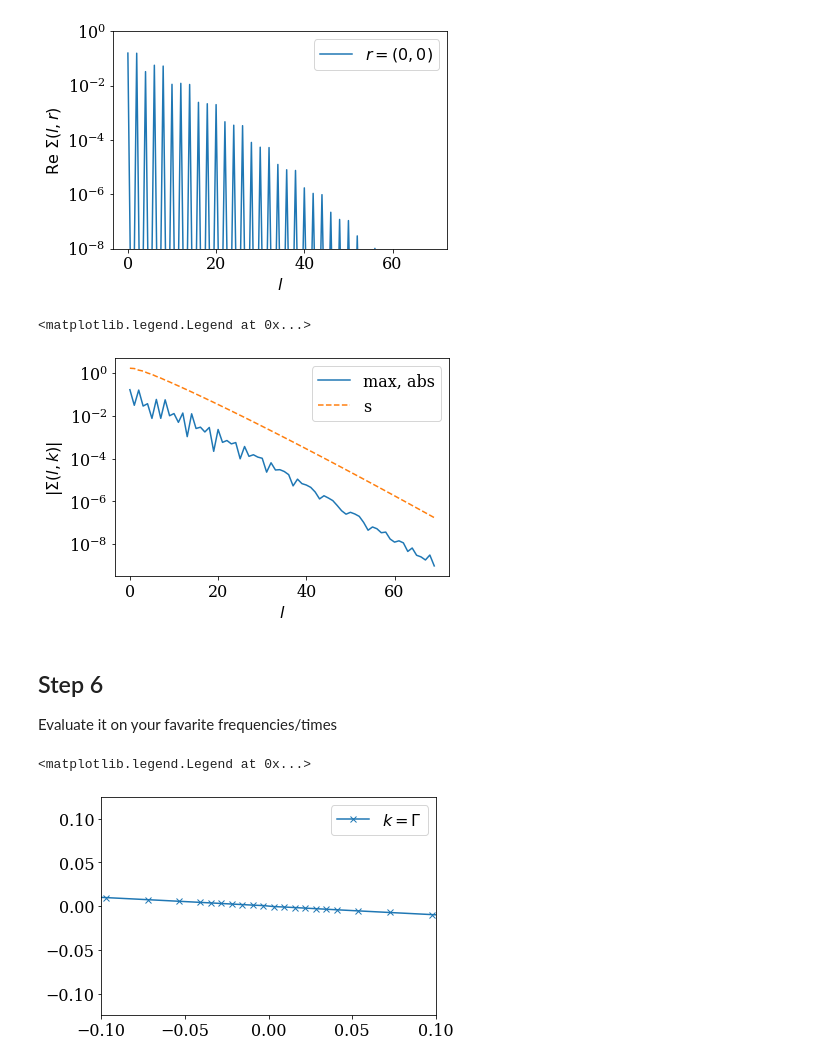
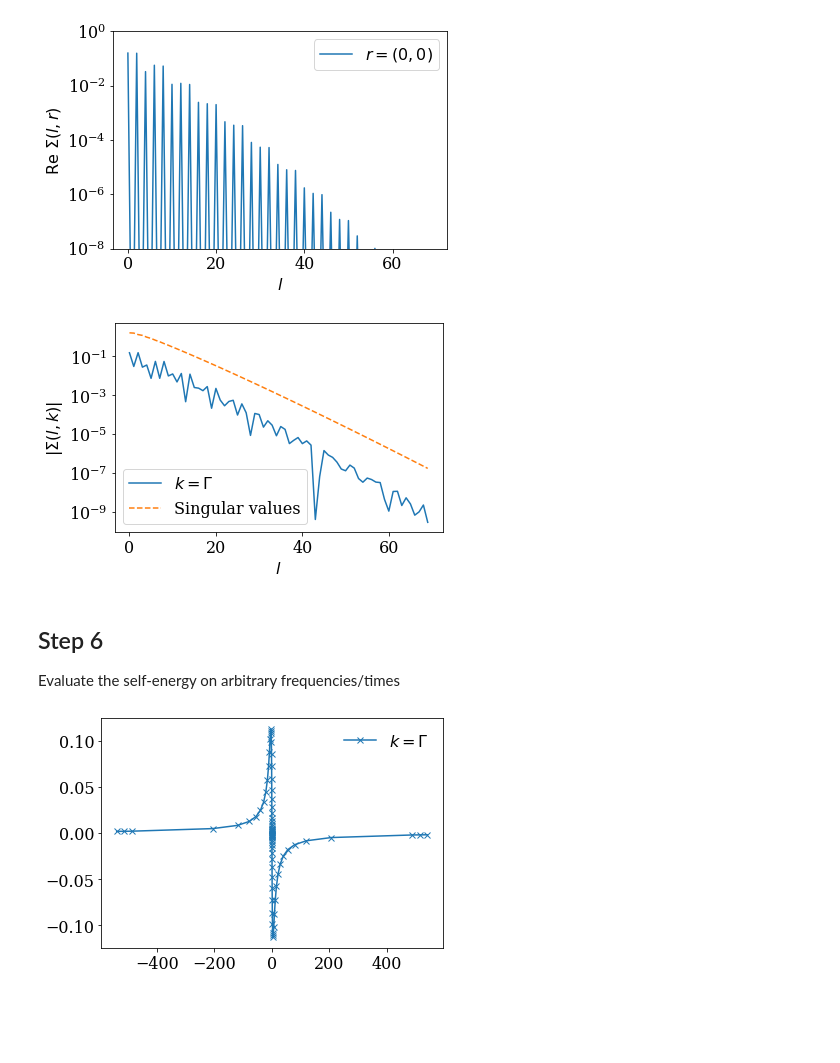
Before and after one commit to shinaoka/numerical_recipes_many_body_physics, a Jupyter notebook: python/section8.ipynb, the cells around one changed output. Saved outputs shown, nothing was run; the diff lists cells and outputs as text; code cells hidden in the pictures; blank space fills up the shorter version.

```diff
--- a/python/section8.ipynb
+++ b/python/section8.ipynb
@@ -68,6 +76,8 @@ Text(0, 0.5, '$\\mathrm{Im}~G(\\mathrm{i}\\nu, \\Gamma)$')
 # %%
 # G(l, k): (L, nk)
-gkl = smpl_matsu.fit(gkf)
+gkl = smpl_matsu.fit(gkf, axis=0)
+
+assert gkl.shape == (L, nk)
 
 plt.semilogy(np.abs(gkl[:,0]))
 plt.semilogy(basis.s, ls="--")
@@ -142,27 +154,30 @@ srl = srl.reshape(L, *kps)
 skl = ifftn(srl, axes=(1,2)) * nk
 skl = skl.reshape(L, *kps)
 
-plt.semilogy(np.max(np.abs(skl),axis=(1,2)), label="max, abs")
-plt.semilogy(basis.s, label="s", ls="--")
+#plt.semilogy(np.max(np.abs(skl),axis=(1,2)), label="max, abs")
+plt.semilogy(np.abs(skl[:,0,0]), label="$k=\Gamma$")
+plt.semilogy(basis.s, label="Singular values", ls="--")
 plt.xlabel(r"$l$")
 plt.ylabel(r"$|\Sigma(l, k)|$")
 plt.legend()
+plt.tight_layout()
+plt.savefig("../second_order_sigma_k_ir.pdf")
 # %% [output]
-<matplotlib.legend.Legend at 0x...>
-[figure, old version]
+[figure, new version]
 # %% [markdown]
 ## Step 6
-Evaluate it on your favarite frequencies/times
+Evaluate the self-energy on arbitrary frequencies/times
 # %%
 # Note: fermioic frequences must be represented by odd integers
 #my_freqs = 2*np.arange(-100, 100)+1
 my_freqs = smpl_matsu.sampling_points
 uhatt = basis.uhat(my_freqs).T
 res = np.einsum('wl, lIJ->wIJ', uhatt, skl)
 plt.plot(my_freqs*np.pi/beta, res[:,0,0].imag, marker='x', label=r"$k=\Gamma$")
 #plt.plot(my_freqs*np.pi/beta, res[:,nk_lin//2,nk_lin//2].imag, marker='o', label=r"$k=M$")
-#plt.xlim([-0.1,0.1])
-plt.legend()
+#plt.xlim([-10,10])
+plt.legend(frameon=False)
+plt.tight_layout()
+plt.savefig("../second_order_sigma_iv.pdf")
 # %% [output]
-<matplotlib.legend.Legend at 0x...>
-[figure, old version]
+[figure, new version]
```
Also changed, not shown: parts of 15 cells of this notebook, 6 other files.
